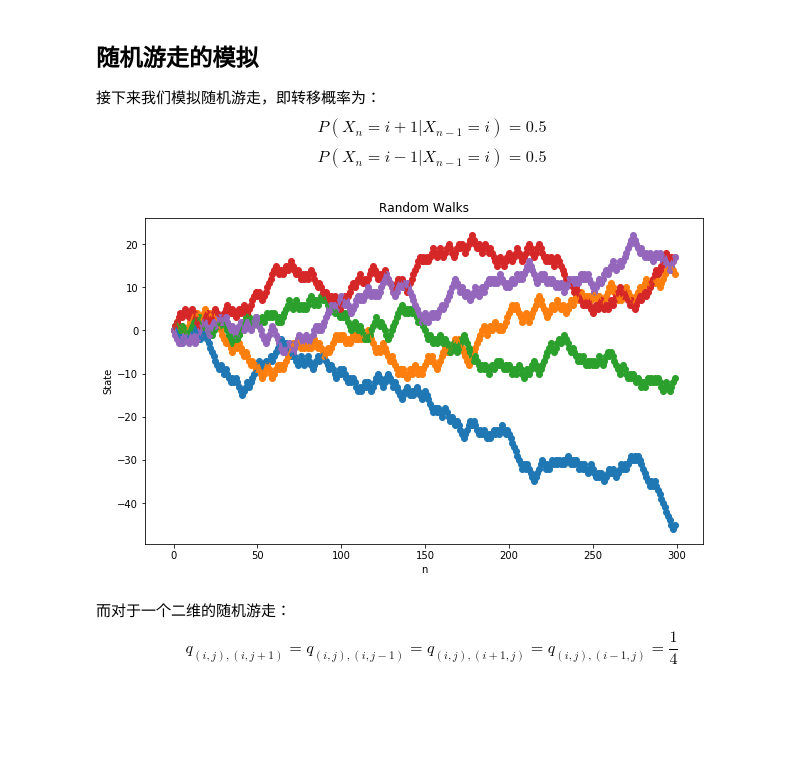
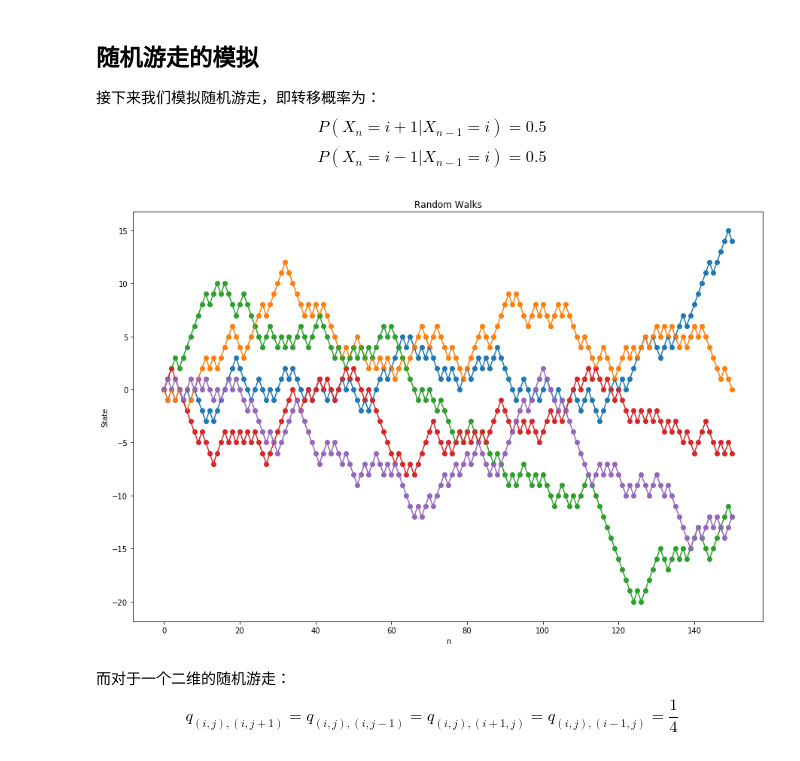
Before and after one commit to sijichun/MathStatsCode, a Jupyter notebook: notebook_python/DiscreteMarkov.ipynb, the cells around one changed output. Cells and saved outputs as stored; diff of their text form; code cells hidden in the pictures; blank space fills up the shorter version.

```diff
--- a/notebook_python/DiscreteMarkov.ipynb
+++ b/notebook_python/DiscreteMarkov.ipynb
@@ -79,37 +79,37 @@ def random_walk(N):
         Path.append(current_state)
     return Path
 
-N=299
+N=150
 Path1=random_walk(N)
 Path2=random_walk(N)
 Path3=random_walk(N)
 Path4=random_walk(N)
 Path5=random_walk(N)
 ## 画图
 ## 导入matplotlib
 import matplotlib.pyplot as plt
 ## 使图形直接插入到jupyter中
 %matplotlib inline
 # 设定图像大小
-plt.rcParams['figure.figsize'] = (10.0, 6.0)
+plt.rcParams['figure.figsize'] = (15.0, 10.0)
 fig=plt.figure()
 plt.scatter(np.linspace(0,N,N+1),np.array(Path1)) ##画出路径点
 plt.plot(np.linspace(0,N,N+1),np.array(Path1)) ##画出路径线
 plt.scatter(np.linspace(0,N,N+1),np.array(Path2)) ##画出路径点
 plt.plot(np.linspace(0,N,N+1),np.array(Path2)) ##画出路径线
 plt.scatter(np.linspace(0,N,N+1),np.array(Path3)) ##画出路径点
 plt.plot(np.linspace(0,N,N+1),np.array(Path3)) ##画出路径线
 plt.scatter(np.linspace(0,N,N+1),np.array(Path4)) ##画出路径点
 plt.plot(np.linspace(0,N,N+1),np.array(Path4)) ##画出路径线
 plt.scatter(np.linspace(0,N,N+1),np.array(Path5)) ##画出路径点
 plt.plot(np.linspace(0,N,N+1),np.array(Path5)) ##画出路径线
 plt.xlabel('n')
 plt.ylabel("State")
 plt.title('Random Walks')
 plt.show() ## 画图
 fig.savefig("markov_random_walk.pdf") ## 保存文件
 # %% [output]
-[figure, old version]
+[figure, new version]
 # %% [markdown]
 而对于一个二维的随机游走：$$q_{\left(i,j\right),\left(i,j+1\right)}=q_{\left(i,j\right),\left(i,j-1\right)}=q_{\left(i,j\right),\left(i+1,j\right)}=q_{\left(i,j\right),\left(i-1,j\right)}=\frac{1}{4}$$
 # %%
```
Also changed, not shown: parts of 4 cells of this notebook, 4 other files.
